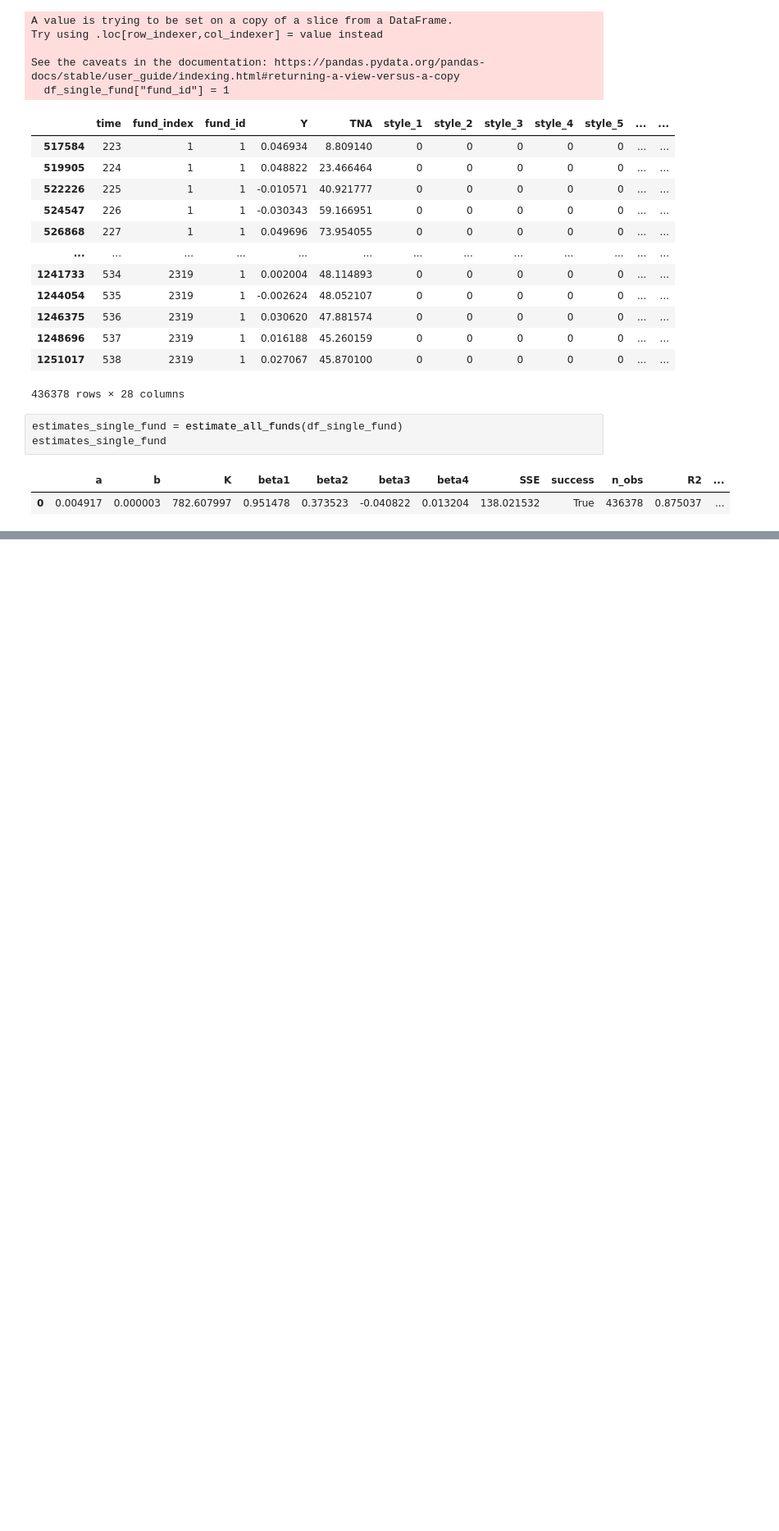
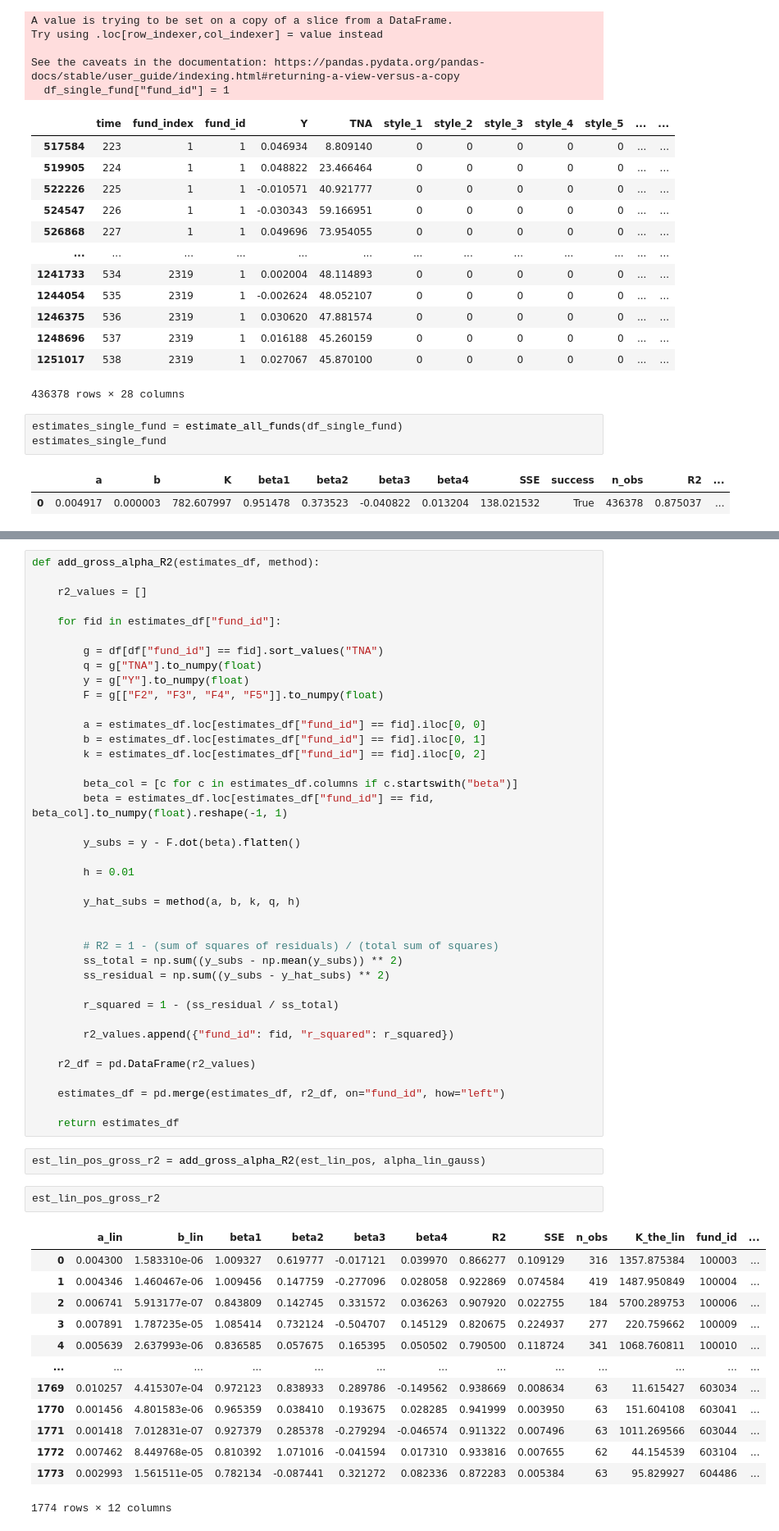
Before and after one commit to DavidSandovalRodriguez/Fund-Kink-Smoothing, a Jupyter notebook: WorkingNotebook.ipynb, the cells around one changed output, grey strips where cells are left out. Shown at 82% size. Drawn from its saved outputs; the diff is of its cells as text; blank space fills up the shorter version.

```diff
--- a/WorkingNotebook.ipynb
+++ b/WorkingNotebook.ipynb
@@ -601,0 +676,57 @@ Gross alpha
+# %%
+def add_gross_alpha_R2(estimates_df, method):
+
+    r2_values = []
+
+    for fid in estimates_df["fund_id"]:
+
+        g = df[df["fund_id"] == fid].sort_values("TNA")
+        q = g["TNA"].to_numpy(float)
+        y = g["Y"].to_numpy(float)
+        F = g[["F2", "F3", "F4", "F5"]].to_numpy(float)
+
+        a = estimates_df.loc[estimates_df["fund_id"] == fid].iloc[0, 0]
+        b = estimates_df.loc[estimates_df["fund_id"] == fid].iloc[0, 1]
+        k = estimates_df.loc[estimates_df["fund_id"] == fid].iloc[0, 2]
+
+        beta_col = [c for c in estimates_df.columns if c.startswith("beta")]
+        beta = estimates_df.loc[estimates_df["fund_id"] == fid, beta_col].to_numpy(float).reshape(-1, 1)
+
+        y_subs = y - F.dot(beta).flatten()
+
+        h = 0.01
+
+        y_hat_subs = method(a, b, k, q, h)
+
+
+        # R2 = 1 - (sum of squares of residuals) / (total sum of squares)
+        ss_total = np.sum((y_subs - np.mean(y_subs)) ** 2)
+        ss_residual = np.sum((y_subs - y_hat_subs) ** 2)
+
+        r_squared = 1 - (ss_residual / ss_total)
+
+        r2_values.append({"fund_id": fid, "r_squared": r_squared})
+
+    r2_df = pd.DataFrame(r2_values)
+
+    estimates_df = pd.merge(estimates_df, r2_df, on="fund_id", how="left")
+
+    return estimates_df
+# %%
+est_lin_pos_gross_r2 = add_gross_alpha_R2(est_lin_pos, alpha_lin_gauss)
+# %%
+est_lin_pos_gross_r2
+# %% [output]
+|  | a_lin | b_lin | beta1 | beta2 | beta3 | beta4 | R2 | SSE | n_obs | K_the_lin | fund_id | ... |
+| 0 | 0.004300 | 1.583310e-06 | 1.009327 | 0.619777 | -0.017121 | 0.039970 | 0.866277 | 0.109129 | 316 | 1357.875384 | 100003 | ... |
+| 1 | 0.004346 | 1.460467e-06 | 1.009456 | 0.147759 | -0.277096 | 0.028058 | 0.922869 | 0.074584 | 419 | 1487.950849 | 100004 | ... |
+| 2 | 0.006741 | 5.913177e-07 | 0.843809 | 0.142745 | 0.331572 | 0.036263 | 0.907920 | 0.022755 | 184 | 5700.289753 | 100006 | ... |
+| 3 | 0.007891 | 1.787235e-05 | 1.085414 | 0.732124 | -0.504707 | 0.145129 | 0.820675 | 0.224937 | 277 | 220.759662 | 100009 | ... |
+| 4 | 0.005639 | 2.637993e-06 | 0.836585 | 0.057675 | 0.165395 | 0.050502 | 0.790500 | 0.118724 | 341 | 1068.760811 | 100010 | ... |
+| ... | ... | ... | ... | ... | ... | ... | ... | ... | ... | ... | ... | ... |
+| 1769 | 0.010257 | 4.415307e-04 | 0.972123 | 0.838933 | 0.289786 | -0.149562 | 0.938669 | 0.008634 | 63 | 11.615427 | 603034 | ... |
+| 1770 | 0.001456 | 4.801583e-06 | 0.965359 | 0.038410 | 0.193675 | 0.028285 | 0.941999 | 0.003950 | 63 | 151.604108 | 603041 | ... |
+| 1771 | 0.001418 | 7.012831e-07 | 0.927379 | 0.285378 | -0.279294 | -0.046574 | 0.911322 | 0.007496 | 63 | 1011.269566 | 603044 | ... |
+| 1772 | 0.007462 | 8.449768e-05 | 0.810392 | 1.071016 | -0.041594 | 0.017310 | 0.933816 | 0.007655 | 62 | 44.154539 | 603104 | ... |
+| 1773 | 0.002993 | 1.561511e-05 | 0.782134 | -0.087441 | 0.321272 | 0.082336 | 0.872283 | 0.005384 | 63 | 95.829927 | 604486 | ... |
+1774 rows × 12 columns
```
Also changed, not shown: parts of 18 cells of this notebook, 1 other file.
